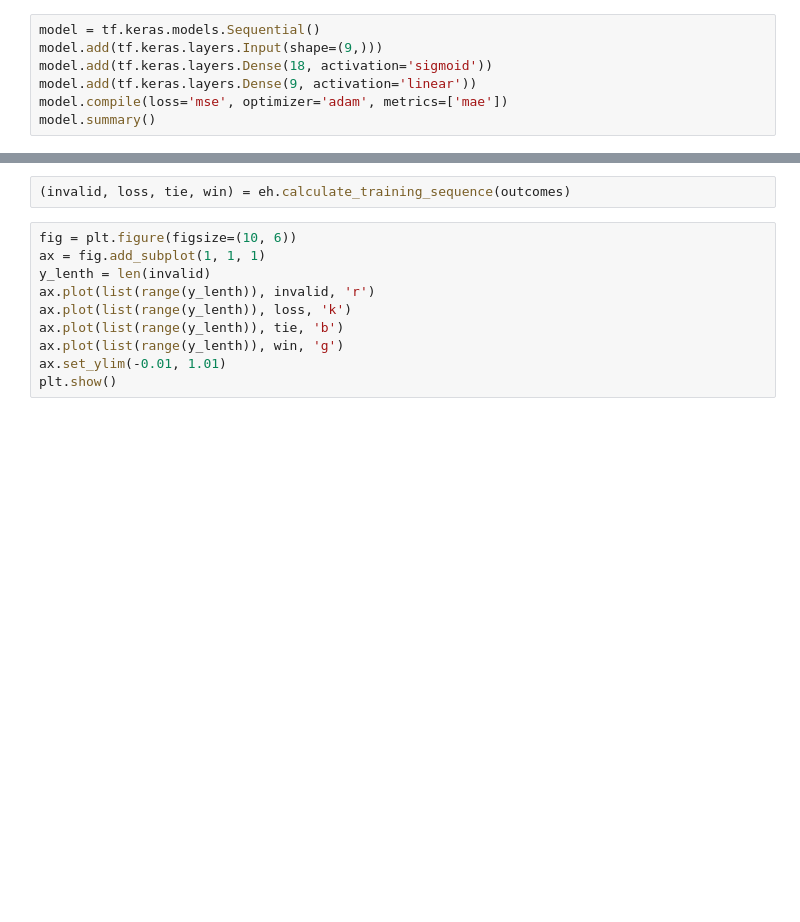
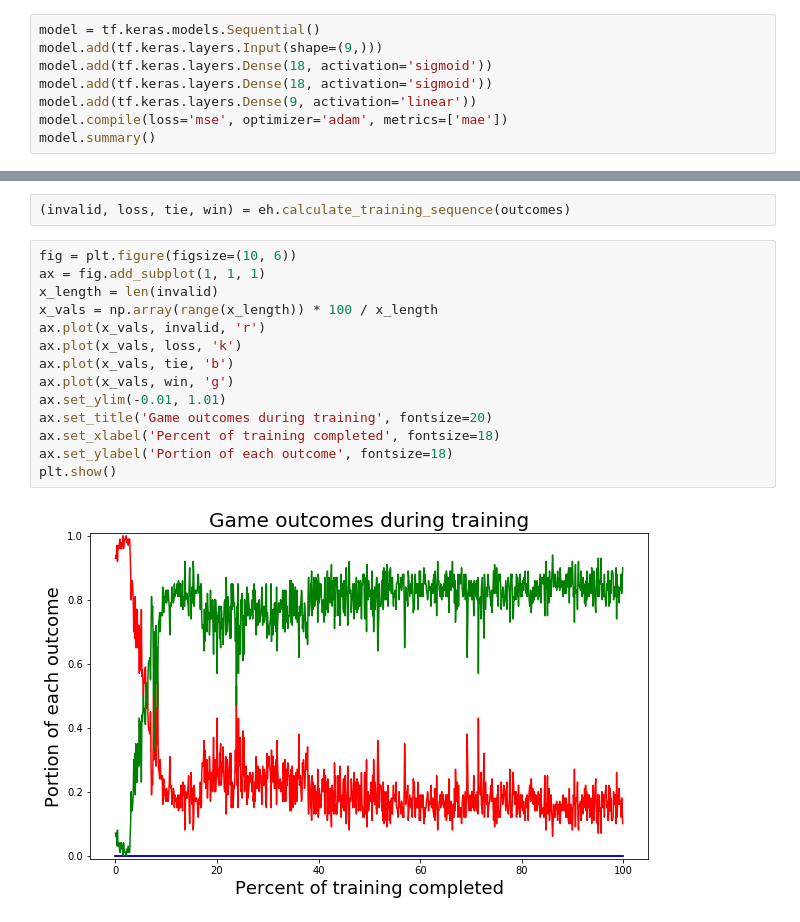
Before and after one commit to dillard/tictactoe-ai, a Jupyter notebook: ModelTrainer.ipynb, the cells around one changed output, grey strips where cells are left out. Saved outputs shown, nothing was run; the diff lists cells and outputs as text; blank space fills up the shorter version.

Commit message:
Add README content and game notebook.

```diff
--- a/ModelTrainer.ipynb
+++ b/ModelTrainer.ipynb
@@ -16,6 +16,7 @@ tf.compat.v1.disable_eager_execution()
 model = tf.keras.models.Sequential()
 model.add(tf.keras.layers.Input(shape=(9,)))
 model.add(tf.keras.layers.Dense(18, activation='sigmoid'))
+model.add(tf.keras.layers.Dense(18, activation='sigmoid'))
 model.add(tf.keras.layers.Dense(9, activation='linear'))
 model.compile(loss='mse', optimizer='adam', metrics=['mae'])
 model.summary()
@@ -31,12 +59,18 @@ print("total time:", total_time)
 # %%
 fig = plt.figure(figsize=(10, 6))
 ax = fig.add_subplot(1, 1, 1)
-y_lenth = len(invalid)
-ax.plot(list(range(y_lenth)), invalid, 'r')
-ax.plot(list(range(y_lenth)), loss, 'k')
-ax.plot(list(range(y_lenth)), tie, 'b')
-ax.plot(list(range(y_lenth)), win, 'g')
+x_length = len(invalid)
+x_vals = np.array(range(x_length)) * 100 / x_length
+ax.plot(x_vals, invalid, 'r')
+ax.plot(x_vals, loss, 'k')
+ax.plot(x_vals, tie, 'b')
+ax.plot(x_vals, win, 'g')
 ax.set_ylim(-0.01, 1.01)
+ax.set_title('Game outcomes during training', fontsize=20)
+ax.set_xlabel('Percent of training completed', fontsize=18)
+ax.set_ylabel('Portion of each outcome', fontsize=18)
 plt.show()
+# %% [output]
+[figure, added]
 # %%
 metadata
```
Also changed, not shown: parts of 12 cells of this notebook, 2 other files.
